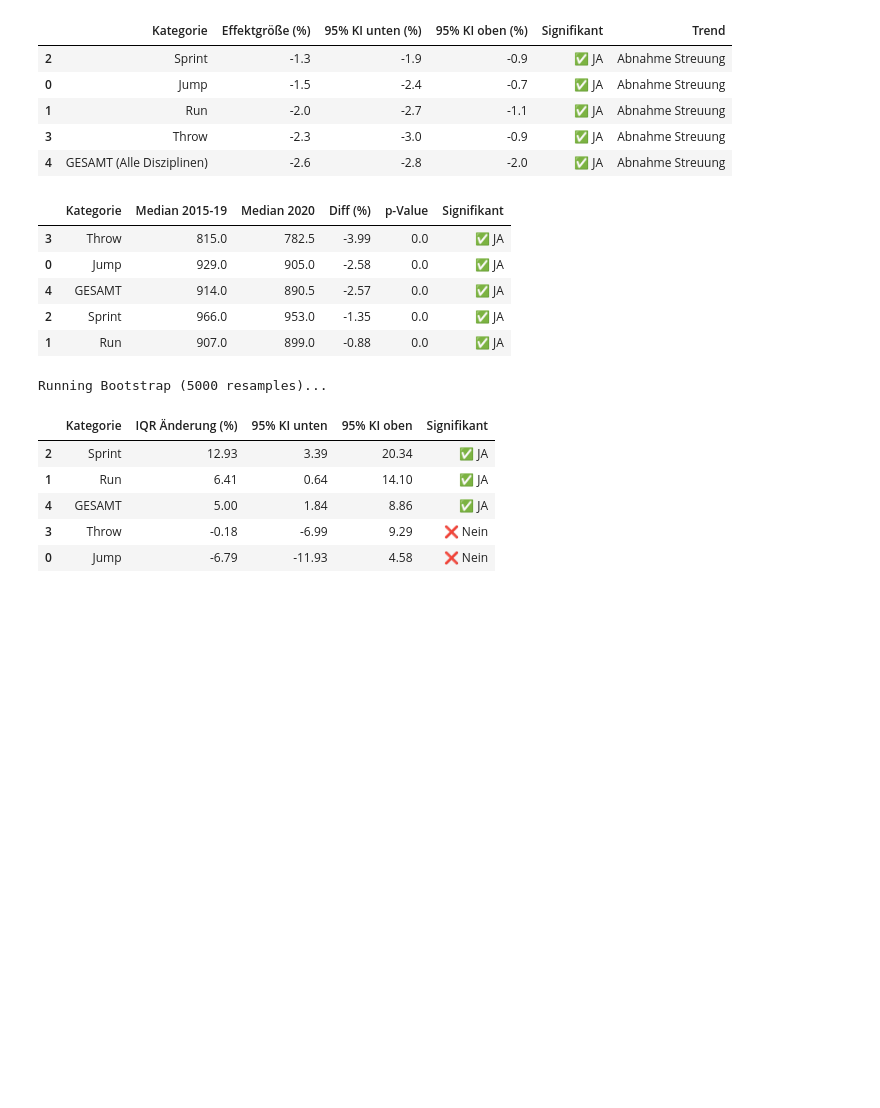
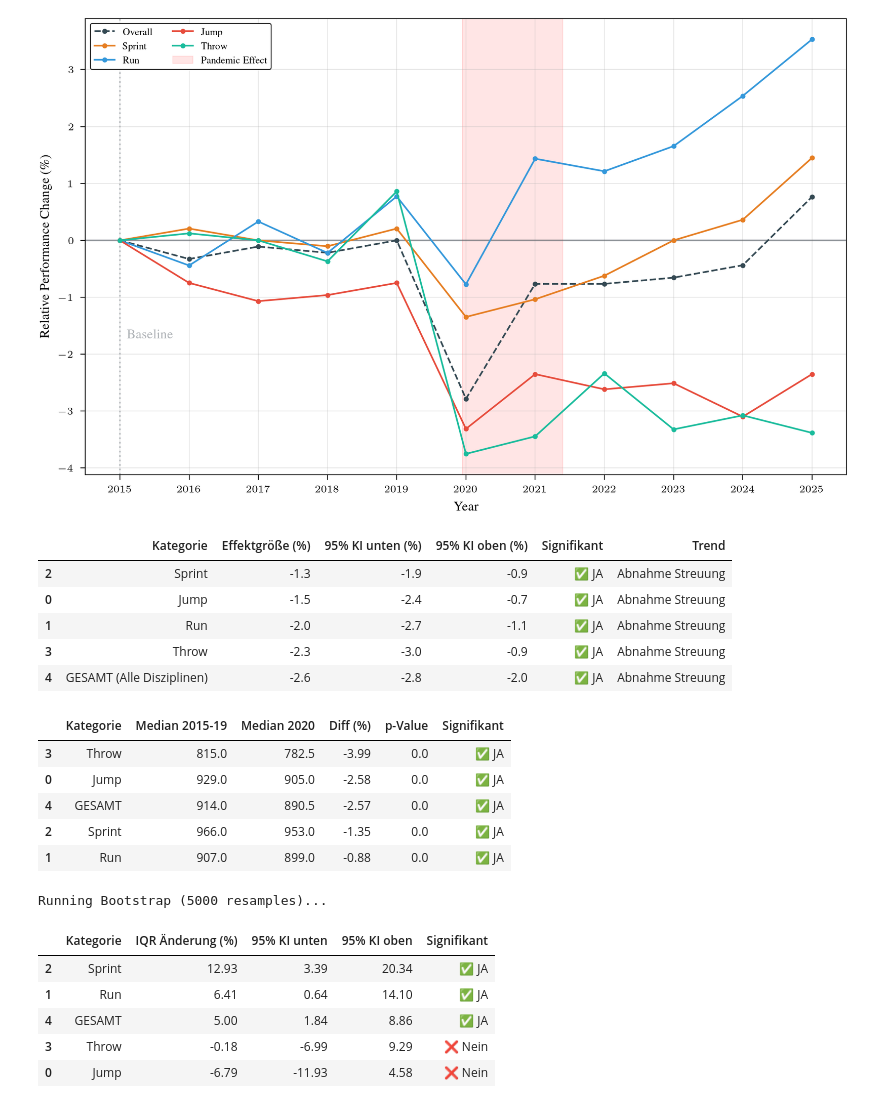
Before and after one commit to maxwernz/Data-Literacy, a Jupyter notebook: Luca/new_luca.ipynb, the cells around one changed output. Cells and saved outputs as stored; diff of their text form; code cells hidden in the pictures; blank space fills up the shorter version.

```diff
--- a/Luca/new_luca.ipynb
+++ b/Luca/new_luca.ipynb
@@ -93,3 +79,86 @@ plt.show()
+# %%
+import matplotlib.ticker as mtick
+
+# --- VORBEREITUNG (Farben & Styles) ---
+colors = {
+    'GESAMT': '#344953',
+    'Sprint': '#e67e22',
+    'Throw':  '#1abc9c',
+    'Run':    '#3498db',
+    'Jump':   '#e74c3c'
+}
+
+# Mapping für englische Labels
+label_map = {
+    'GESAMT': 'Overall',
+    'Sprint': 'Sprint',
+    'Throw':  'Throw',
+    'Run':    'Run',
+    'Jump':   'Jump'
+}
+
+column = "full"
+baseline = True
+# --- PLOTTING ---
+with plt.rc_context(plt.bundles.icml2024(column=column)):
+    fig, ax = plt.subplots()
+
+
+
+    if baseline:
+        ax.axvline(2015, color=plt.rgb.tue_gray, linestyle=':', linewidth=1, alpha=0.8, zorder=1)
+
+    # 2b. BASIS-LINIE (0%)
+    ax.axhline(0, color=plt.rgb.tue_dark, alpha=0.5, linewidth=1, zorder=1)
+
+    # 3. LINIEN PLOTTEN
+    categories = ['GESAMT', 'Sprint', 'Run', 'Jump', 'Throw']
+
+    for cat in categories:
+        cat_data = final_stats[final_stats['category'] == cat].sort_values('jahr')
+        if cat_data.empty: continue
+
+        color = colors.get(cat, 'gray')
+        # GESAMT bekommt gestrichelte Linie zur Unterscheidung, Rest durchgezogen
+        linestyle = '--' if cat == 'GESAMT' else '-'
+
+        # Englisches Label nutzen
+        label = label_map.get(cat, cat)
+
+        ax.plot(cat_data['jahr'], cat_data['rel_change_pct'],
+                label=label,
+                color=color,
+                linestyle=linestyle,
+                marker='.',
+                markersize=4,
+                zorder=3)
+
+    # Styling & Labels (Englisch)
+    ax.xaxis.set_major_locator(mtick.MultipleLocator(1))
+
+    ax.set_ylabel('Relative Performance Change (\\%)')
+    ax.set_xlabel('Year')
+    ax.grid(True, alpha=0.3)
+
+        # 1. PANDEMIE-BEREICH (Englisch)
+    ax.axvspan(2019.95, 2021.4, color='red', alpha=0.1, label='Pandemic Effect', zorder=0)
+
+    # Legende
+    ax.legend(ncols=2, loc='upper left', framealpha=1)
+
+    # plt.ylim(-5, 5)
+
+    if baseline:
+        y_lims = ax.get_ylim()
+        ax.text(2015.1, y_lims[1]*-0.4, "Baseline", color=plt.rgb.tue_gray, va='top', ha='left')
+
+    if baseline:
+        plt.savefig(f'covid_relative_performance_change_{column}_baseline', category="Corona_Analyse")
+    else:
+        plt.savefig(f'covid_relative_performance_change_{column}', category="Corona_Analyse")
+    plt.show()
+# %% [output]
+[figure, added]
 # %%
 import numpy as np
 import pandas as pd
```
Also changed, not shown: parts of 2 cells of this notebook, 7 other files.
